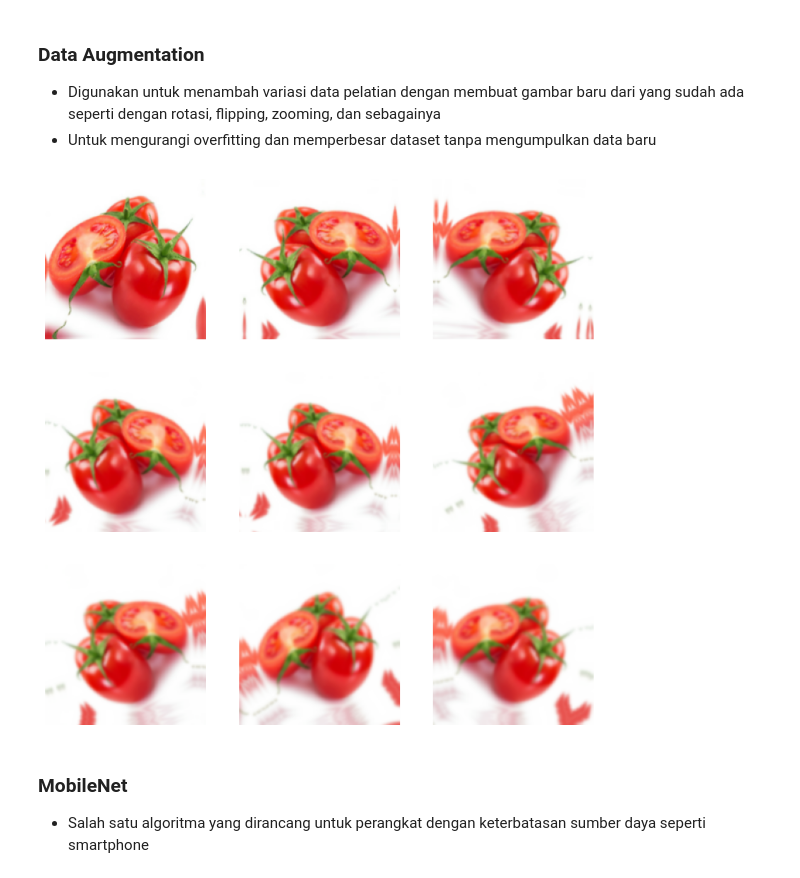
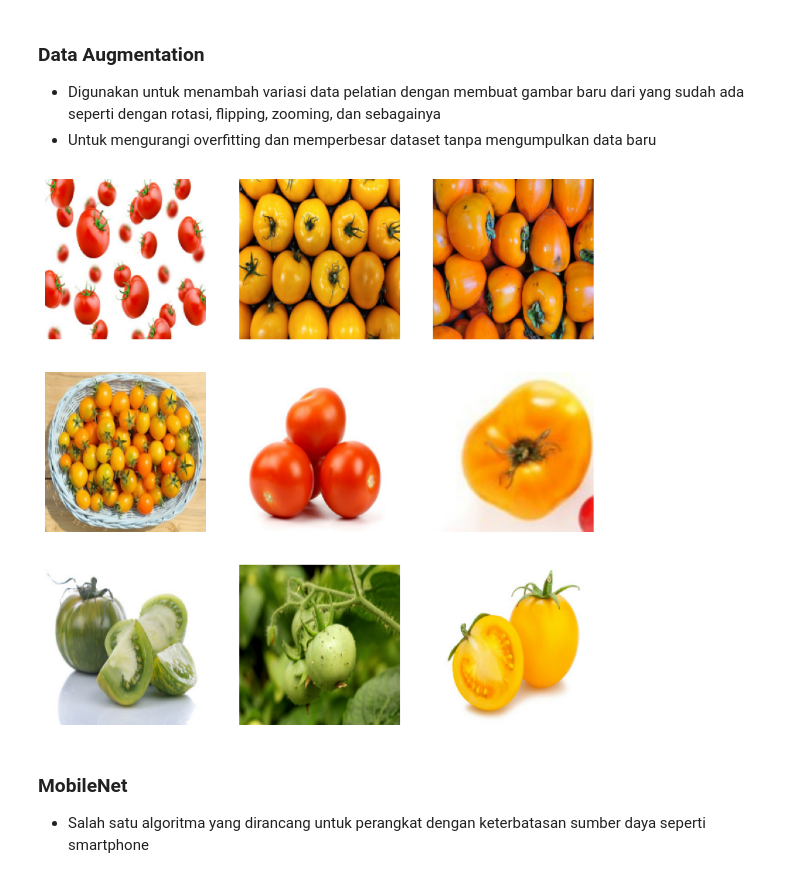
Before and after one commit to ChenCiaLiang/Projek-UAS-PMDPM_B_Scikit-Learn, a Jupyter notebook: Notebook_MobileNet_B_ Scikit-Learn_Alexa.ipynb, the cells around one changed output. Cells and saved outputs as stored; diff of their text form; code cells hidden in the pictures.

```diff
--- a/Notebook_MobileNet_B_ Scikit-Learn_Alexa.ipynb
+++ b/Notebook_MobileNet_B_ Scikit-Learn_Alexa.ipynb
@@ -50,3 +43,9 @@ validation_split = 0.1 #data pelatihan yang akan digunakan sebagai data validasi
+# %%
+base_dir = r'C:\Users\Lenovo\OneDrive\Documents\K\S 5\PMdPM\foto\train_data'
+img_size = 180
+batch = 32
+validation_split = 0.1
+test_split = 0.1
 # %% [markdown]
 - Memasukkan parameter yang telah didefinisikan tadi untuk membuat dataset dari gambar di direktori
 # %%
@@ -72,11 +70,13 @@ Class Names: ['Matang', 'Mentah', 'Setengah Matang']
     - Test, digunakan untuk menguji model setelah pelatihan
 # %%
 total_count = len(dataset)
+test_count = int(total_count * test_split)
 val_count = int(total_count * validation_split)
-train_count = total_count - val_count
+train_count = total_count - val_count - test_count
 
 print("Total Images:", total_count)
 print("Train Images:", train_count)
 print("Validation Images:", val_count)
+print("Test Images:", test_count)
 # %% [output]
 Total Images: 10
@@ -138,17 +129,16 @@ data_augmentation = Sequential([
 ])
 # %%
-#sama seperti sebelumnya, code ini digunakan untuk menampilkan gambar dari data_augmentation
 i = 0
 plt.figure(figsize=(10,10))
 
 for images, labels in train_ds.take(1):
     for i in range(9):
-        images = data_augmentation(images)
+        augmented_image = data_augmentation(images[i:i+1])
         plt.subplot(3,3, i+1)
-        plt.imshow(images[0].numpy().astype('uint8'))
+        plt.imshow(images[i].numpy().astype('uint8'))
         plt.axis('off')
 # %% [output]
-[figure, old version]
+[figure, new version]
 # %% [markdown]
 ### MobileNet
 - Salah satu algoritma yang dirancang untuk perangkat dengan keterbatasan sumber daya seperti smartphone
```
Also changed, not shown: parts of 26 cells of this notebook, 1 other file.
